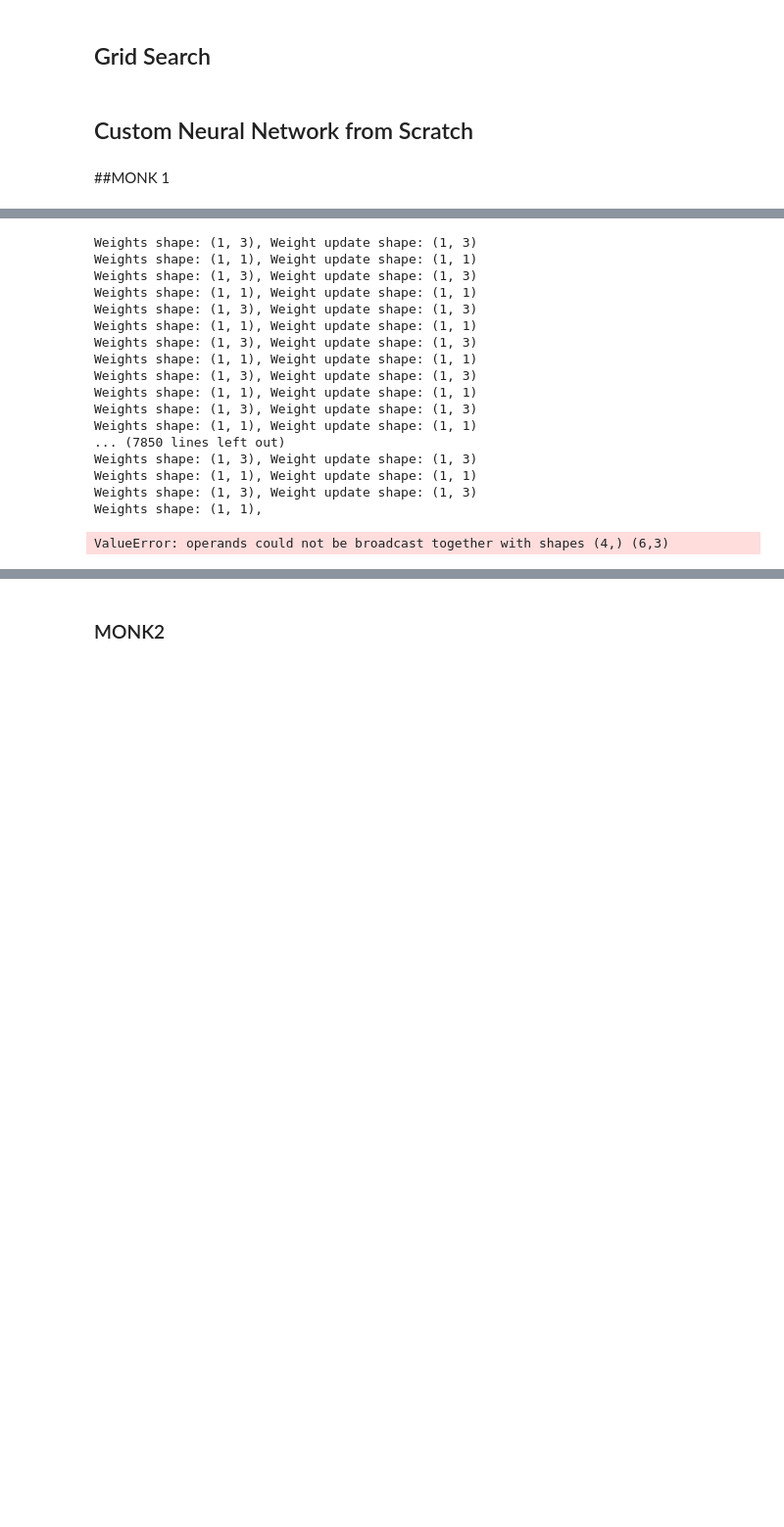
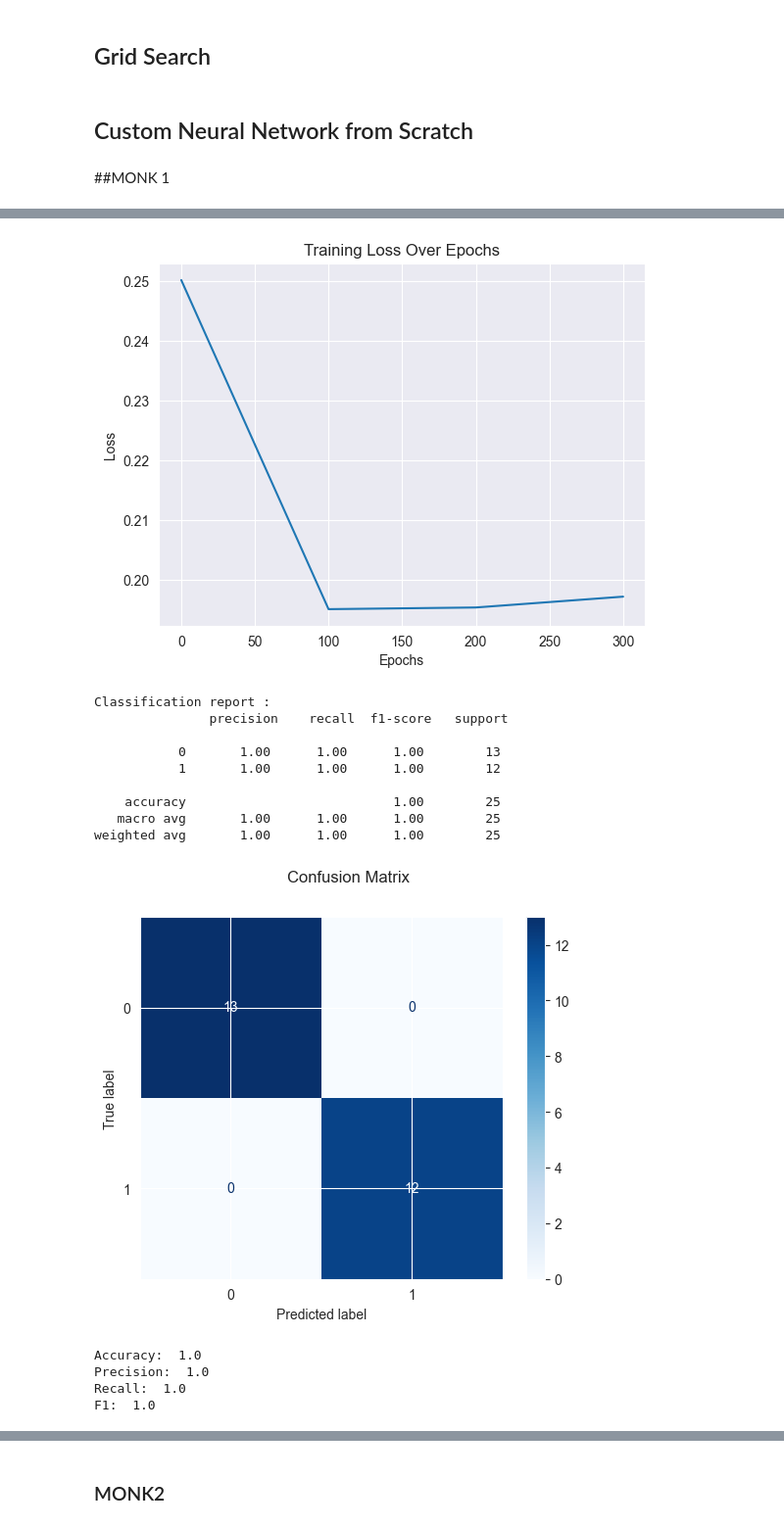
Before and after one commit to mary-alrayes/ml_project, a Jupyter notebook: ml_project.ipynb, the cells around one changed output, grey strips where cells are left out. Shown at 98% size. Saved outputs shown, nothing was run; the diff lists cells and outputs as text; code cells hidden in the pictures; blank space fills up the shorter version.

```diff
--- a/ml_project.ipynb
+++ b/ml_project.ipynb
@@ -890,7 +890,12 @@ class Search:
             for momentum in self.param_grid['momentum']:
                 for lambd in self.param_grid['lambd']:
                     # Dynamically create a new model instance for each learning rate
-                    model = self.model(input_size=6, hidden_layers=neurons, output_size=1,activationType=self.activation_type, learning_rate=learning_rate, momentum=momentum, lambd=lambd)
+                    model = self.model(input_size=6,
+                                       hidden_layers=neurons, output_size=1,
+                                       activationType=self.activation_type,
+                                       learning_rate=learning_rate,
+                                       momentum=momentum,
+                                       lambd=lambd)
 
                     # Train the model
                     model.fit(X, y, epochs=epoch)  # Pass X and y properly
@@ -1071,17 +1076,24 @@ class CustomNeuralNetwork:
 
         # Update weights and biases using gradient descent
         for i in range(len(self.weights)):
-            #Compute gradients
+            # Compute gradients
             weight_gradient = np.dot(self.afterActivationOutput[i].T, errors[i])
             bias_gradient = np.sum(errors[i], axis=0, keepdims=True)
 
-            #Apply momentum
+            # Normalize gradients
+            weight_gradient /= X.shape[0]
+            bias_gradient /= X.shape[0]
+
+            # Apply regularization (weight decay)
+            weight_gradient += self.regularization * self.weights[i]
+
+            # Apply momentum and calculate updates
             weight_update = self.learning_rate * weight_gradient + self.momentum * self.previous_updates_w[i]
             bias_update = self.learning_rate * bias_gradient + self.momentum * self.previous_updates_b[i]
 
-            #Update weights and biases
-            self.weights[i] += weight_update - self.regularization * self.weights[i]
-            self.biases[i] += bias_update - self.regularization * self.biases[i]
+            # Update weights and biases
+            self.weights[i] -= weight_update  # Nota: il segno è invertito qui
+            self.biases[i] -= bias_update
 
             # Store the updates for the next iteration
             self.previous_updates_w[i] = weight_update
@@ -1136,7 +1148,7 @@ search = Search(CustomNeuralNetwork, param_grid, accuracy_score_custom, activati
 
 # Perform grid search on the learning rate
 print("Performing Grid Search...")
-best_params, best_score = search.random_grid_search(X, y, epoch=100, neurons= [3])
+best_params, best_score = search.random_grid_search(X, y, epoch=400, neurons= [3])
 print(f"Best Parameters:\n {best_params}, Best Score: {best_score}")
 
 # Define the network with dynamic hidden layers
@@ -1146,11 +1158,11 @@ nn1 = CustomNeuralNetwork(input_size=6,
                          activationType=ActivationType.SIGMOID,
                          learning_rate=best_params['learning_rate'],
                          momentum=best_params['momentum'],
-                         lambd=param_grid['lambd']
+                         lambd=best_params['lambd']
                          )
 
 # Train the network
-history_loss = nn1.fit(X, y, epochs=100)
+history_loss = nn1.fit(X, y, epochs=400)
 
 #plot the training loss over epoch
 plt.plot(list(history_loss.keys()), list(history_loss.values()))
@@ -1185,21 +1197,18 @@ Weights shape: (1, 1), Weight update shape: (1, 1)
+[figure, added]
-Weights shape: (1, 3), Weight update shape: (1, 3)
-Weights shape: (1, 1), Weight update shape: (1, 1)
-Weights shape: (1, 3), Weight update shape: (1, 3)
-Weights shape: (1, 1), Weight update shape: (1, 1)
-Weights shape: (1, 3), Weight update shape: (1, 3)
-Weights shape: (1, 1), Weight update shape: (1, 1)
-Weights shape: (1, 3), Weight update shape: (1, 3)
-Weights shape: (1, 1), Weight update shape: (1, 1)
-Weights shape: (1, 3), Weight update shape: (1, 3)
-Weights shape: (1, 1), Weight update shape: (1, 1)
-Weights shape: (1, 3), Weight update shape: (1, 3)
-Weights shape: (1, 1), Weight update shape: (1, 1)
-... (7850 lines left out)
-Weights shape: (1, 3), Weight update shape: (1, 3)
-Weights shape: (1, 1), Weight update shape: (1, 1)
-Weights shape: (1, 3), Weight update shape: (1, 3)
-Weights shape: (1, 1),
+Classification report :
+               precision    recall  f1-score   support
+
+           0       1.00      1.00      1.00        13
+           1       1.00      1.00      1.00        12
+
+    accuracy                           1.00        25
+   macro avg       1.00      1.00      1.00        25
+weighted avg       1.00      1.00      1.00        25
+[figure, added]
-ValueError: operands could not be broadcast together with shapes (4,) (6,3)
+Accuracy:  1.0
+Precision:  1.0
+Recall:  1.0
+F1:  1.0
 # %%
 # Comparison of the actual results with the predicted results
 print("-----------------------------------------------------------------------")
```
Also changed, not shown: parts of 24 cells of this notebook.
